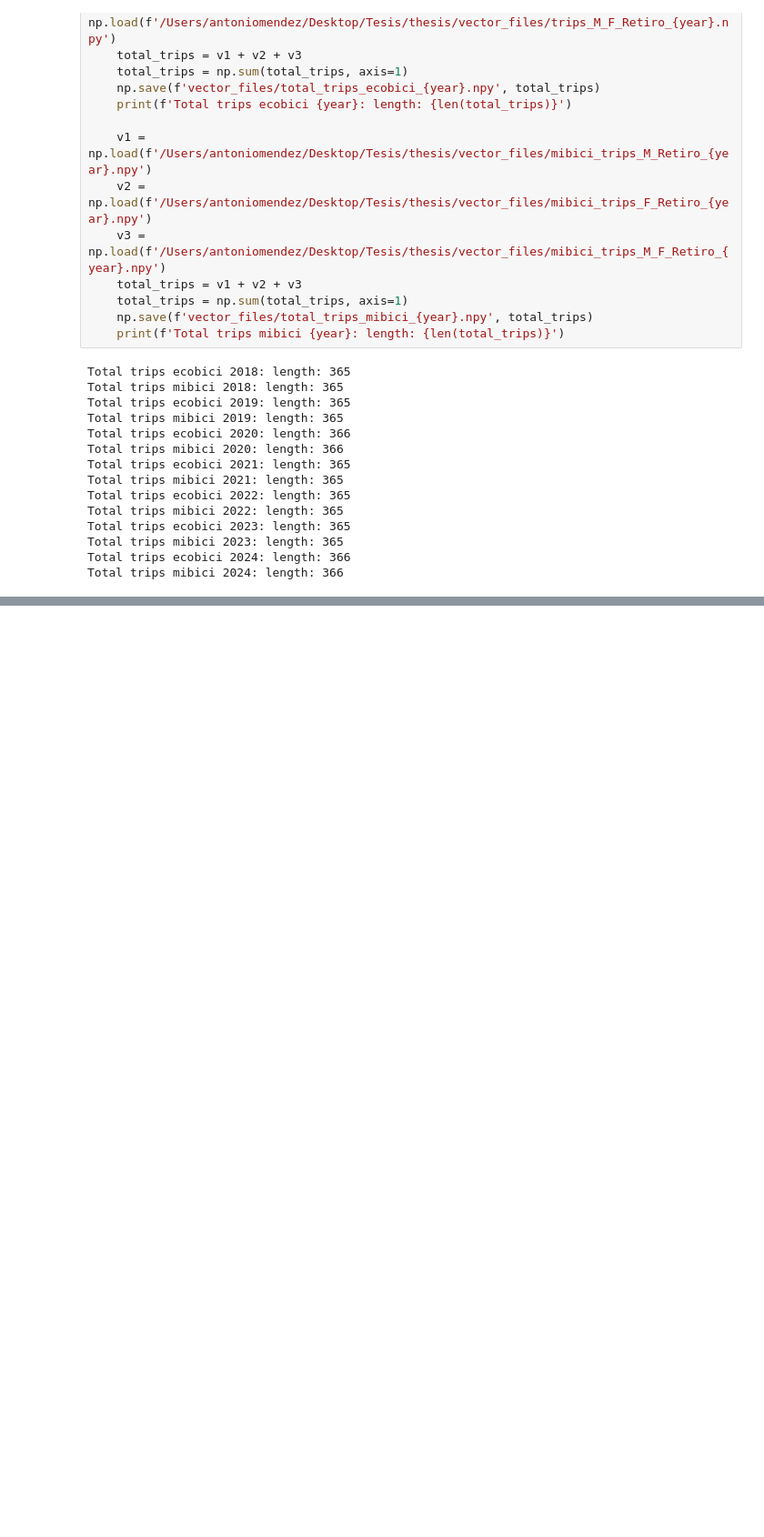
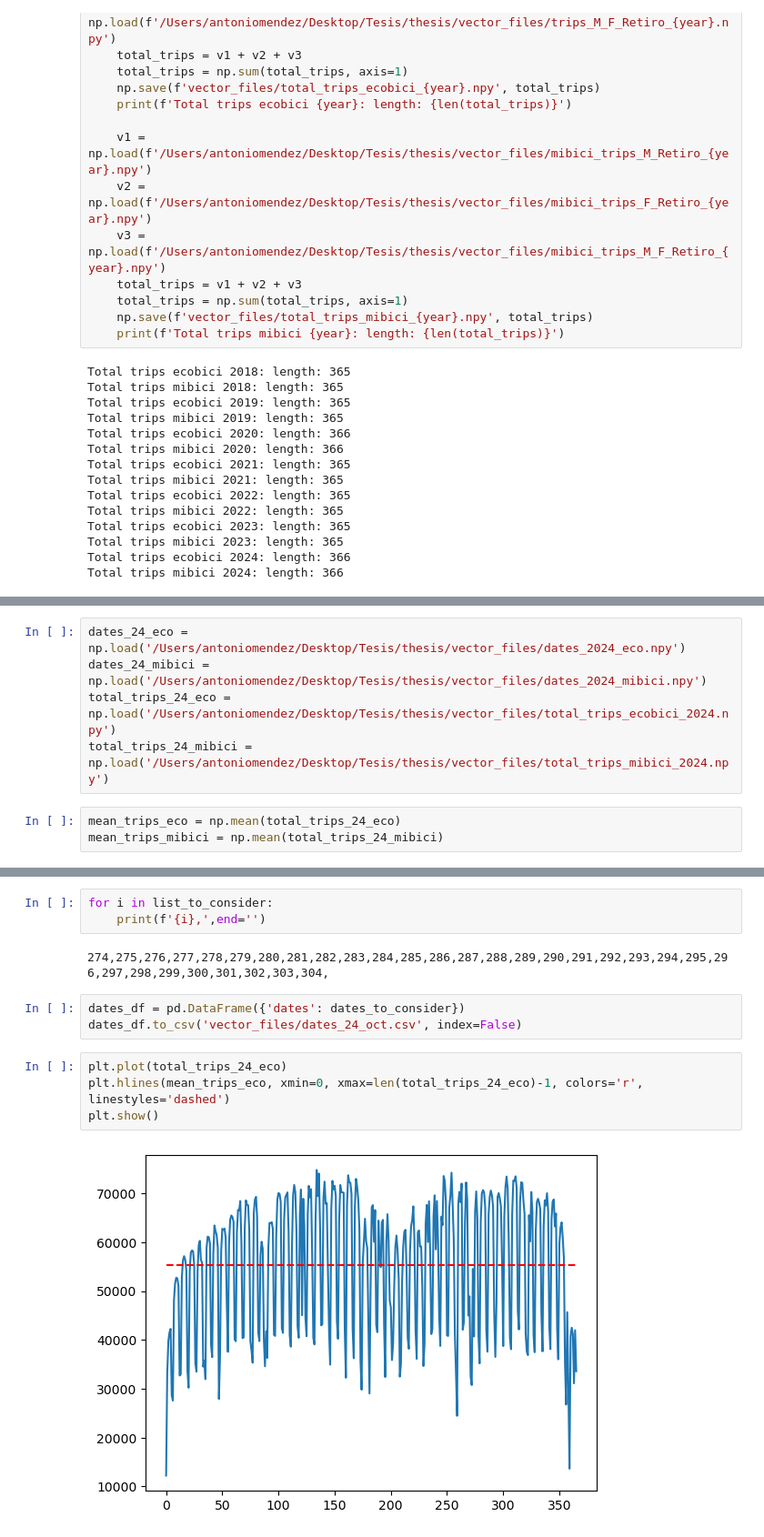
Before and after one commit to angelmdezhdez/thesis, a Jupyter notebook: review_dates.ipynb, the cells around one changed output, grey strips where cells are left out. Shown at 91% size. Cells and saved outputs as stored; diff of their text form; blank space fills up the shorter version.

```diff
--- a/review_dates.ipynb
+++ b/review_dates.ipynb
@@ -292,0 +381,8 @@ Total trips mibici 2024: length: 366
+# %%
+dates_24_eco = np.load('/Users/antoniomendez/Desktop/Tesis/thesis/vector_files/dates_2024_eco.npy')
+dates_24_mibici = np.load('/Users/antoniomendez/Desktop/Tesis/thesis/vector_files/dates_2024_mibici.npy')
+total_trips_24_eco = np.load('/Users/antoniomendez/Desktop/Tesis/thesis/vector_files/total_trips_ecobici_2024.npy')
+total_trips_24_mibici = np.load('/Users/antoniomendez/Desktop/Tesis/thesis/vector_files/total_trips_mibici_2024.npy')
+# %%
+mean_trips_eco = np.mean(total_trips_24_eco)
+mean_trips_mibici = np.mean(total_trips_24_mibici)
@@ -292,0 +410,14 @@ Total trips mibici 2024: length: 366
+# %%
+for i in list_to_consider:
+    print(f'{i},',end='')
+# %% [output]
+274,275,276,277,278,279,280,281,282,283,284,285,286,287,288,289,290,291,292,293,294,295,296,297,298,299,300,301,302,303,304,
+# %%
+dates_df = pd.DataFrame({'dates': dates_to_consider})
+dates_df.to_csv('vector_files/dates_24_oct.csv', index=False)
+# %%
+plt.plot(total_trips_24_eco)
+plt.hlines(mean_trips_eco, xmin=0, xmax=len(total_trips_24_eco)-1, colors='r', linestyles='dashed')
+plt.show()
+# %% [output]
+[figure, added]
```
Also changed, not shown: parts of 25 cells of this notebook, 10 other files.
